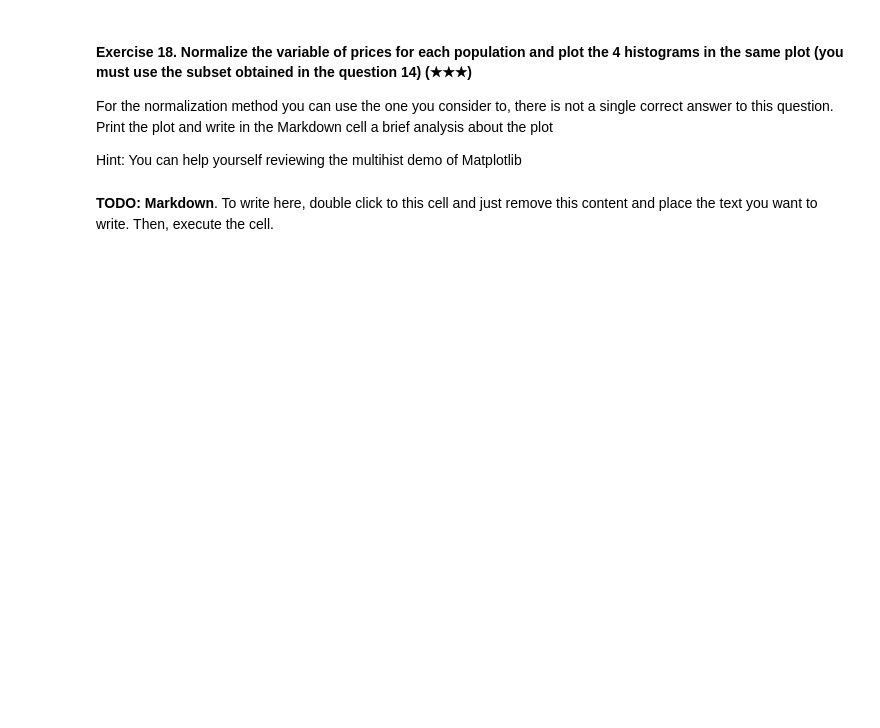
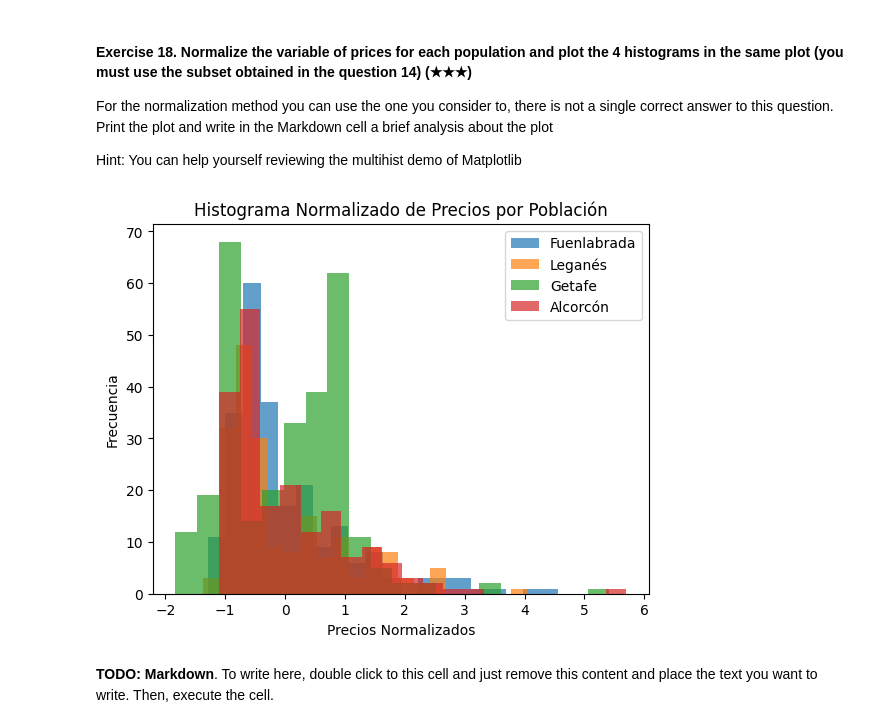
Before and after one commit to lbdelilla/realestate-datacleanup-exercise, a Jupyter notebook: project.es.ipynb, the cells around one changed output. Cells and saved outputs as stored; diff of their text form; code cells hidden in the pictures; blank space fills up the shorter version.

```diff
--- a/project.es.ipynb
+++ b/project.es.ipynb
@@ -264,3 +276,10 @@ Imprime el valor obtenido.
 Imprima la población y el número de casas.
 # %%
 # TODO
+
+most_houses = ds.groupby('level5').size()
+
+population = most_houses.idxmax()
+houses = most_houses.max() # otra forma seria most_houses.iloc[0]
+
+print("La población con más casas es ", population , " con ", houses )
@@ -298,6 +406,28 @@ For the normalization method you can use the one you consider to, there is not a
 Hint: You can help yourself reviewing the multihist demo of Matplotlib
 # %%
 # TODO
+
+subconjunto = ds[ds['level5'].isin(["Fuenlabrada", "Leganés", "Getafe", "Alcorcón"])]
+
+def normalize_prices(prices):
+    return (prices - prices.mean()) / prices.std()
+
+fig, ax = plt.subplots()
+
+for population in ["Fuenlabrada", "Leganés", "Getafe", "Alcorcón"]:
+    population_prices = subconjunto[subconjunto['level5'] == population]['price']
+    normalized_prices = normalize_prices(population_prices)
+
+
+    ax.hist(normalized_prices, bins=20, alpha=0.7, label=population)
+
+ax.set_title('Histograma Normalizado de Precios por Población')
+ax.set_xlabel('Precios Normalizados')
+ax.set_ylabel('Frecuencia')
+ax.legend()
+plt.show()
+# %% [output]
+[figure, added]
 # %% [markdown]
 **TODO: Markdown**. To write here, double click to this cell and just remove this content and place the text you want to write. Then, execute the cell.
 # %% [markdown]
```
Also changed, not shown: parts of 11 cells of this notebook.
